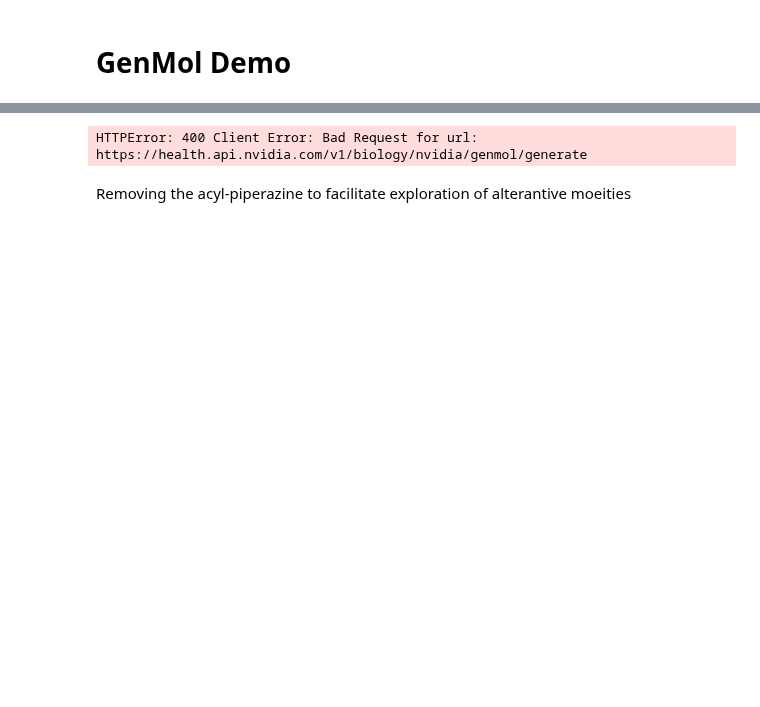
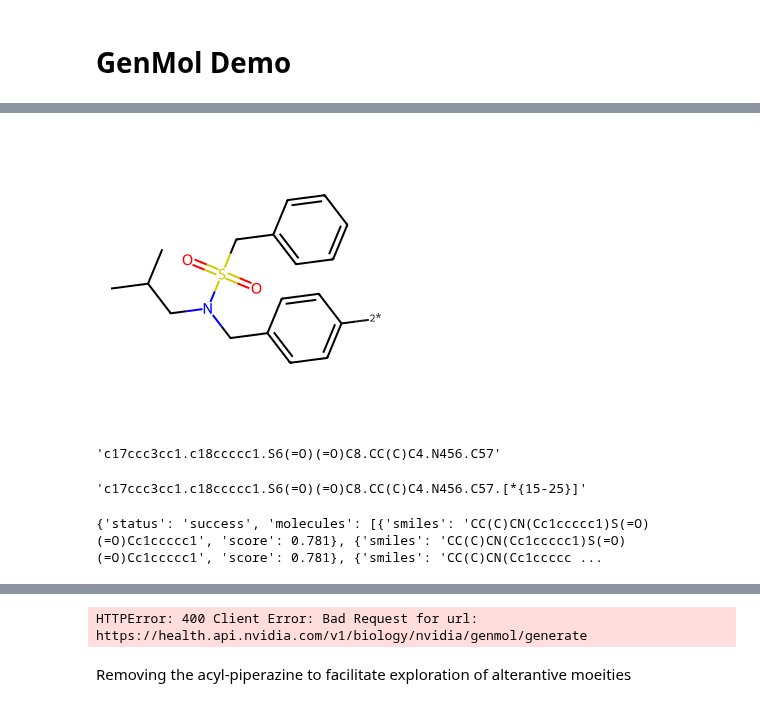
Before and after one commit to bf-nv/bionemo_tutorials, a Jupyter notebook: ChemistryDrawingTool_BFauber_20205_05_22.ipynb, the cells around one changed output, grey strips where cells are left out. Cells and saved outputs as stored; diff of their text form; code cells hidden in the pictures; blank space fills up the shorter version.

```diff
--- a/ChemistryDrawingTool_BFauber_20205_05_22.ipynb
+++ b/ChemistryDrawingTool_BFauber_20205_05_22.ipynb
@@ -23,0 +127,15 @@ Requirement already satisfied: six>=1.5 in /usr/local/lib/python3.11/dist-packag
+# %%
+smiles = 'CC(C)CN(Cc1ccc([2*])cc1)[S](=O)(=O)Cc2ccccc2'
+Draw.MolToImage(Chem.MolFromSmiles(smiles))
+# %% [output]
+[figure, added]
+# %%
+safe = Utils.smiles2safe(smiles)
+safe
+# %% [output]
+'c17ccc3cc1.c18ccccc1.S6(=O)(=O)C8.CC(C)C4.N456.C57'
+# %%
+smiles = safe + '.[*{15-25}]'
+smiles
+# %% [output]
+'c17ccc3cc1.c18ccccc1.S6(=O)(=O)C8.CC(C)C4.N456.C57.[*{15-25}]'
@@ -23,0 +154,20 @@ Requirement already satisfied: six>=1.5 in /usr/local/lib/python3.11/dist-packag
+# %%
+payload = {
+    "smiles": smiles,
+    "num_molecules": 30,
+    "temperature": 2,
+    "noise": 0,
+    "step_size":1,
+    "scoring": "QED"
+}
+
+# re-use connections
+session = requests.Session()
+
+response = session.post(invoke_url, headers=headers, json=payload)
+
+response.raise_for_status()
+result = response.json()
+print(result)
+# %% [output]
+{'status': 'success', 'molecules': [{'smiles': 'CC(C)CN(Cc1ccccc1)S(=O)(=O)Cc1ccccc1', 'score': 0.781}, {'smiles': 'CC(C)CN(Cc1ccccc1)S(=O)(=O)Cc1ccccc1', 'score': 0.781}, {'smiles': 'CC(C)CN(Cc1ccccc ...
```
Also changed, not shown: parts of 14 cells of this notebook.
